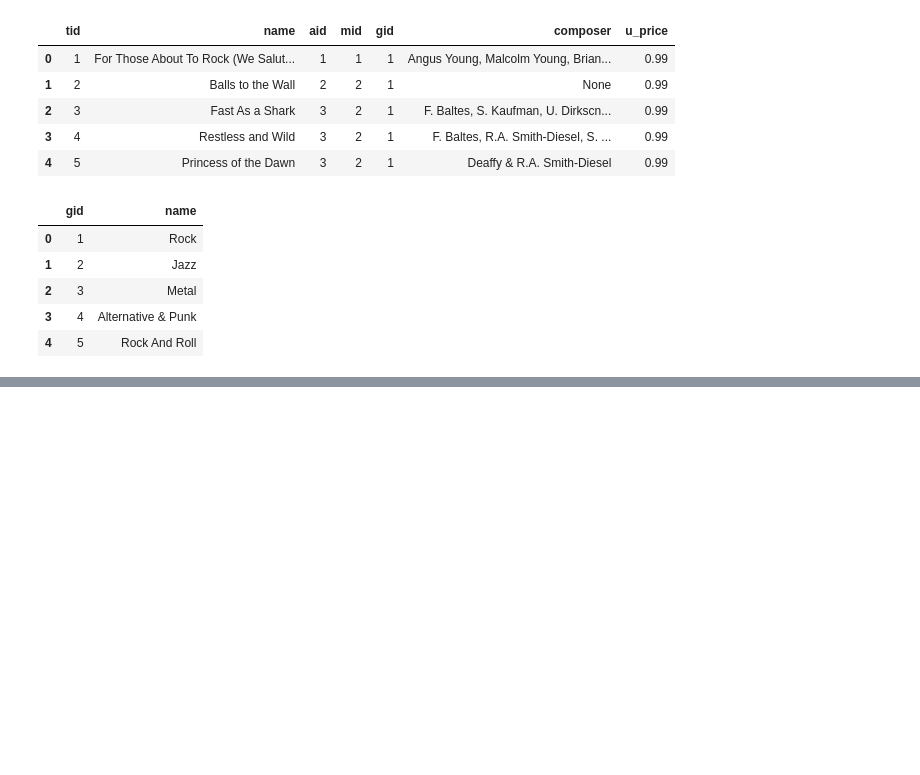
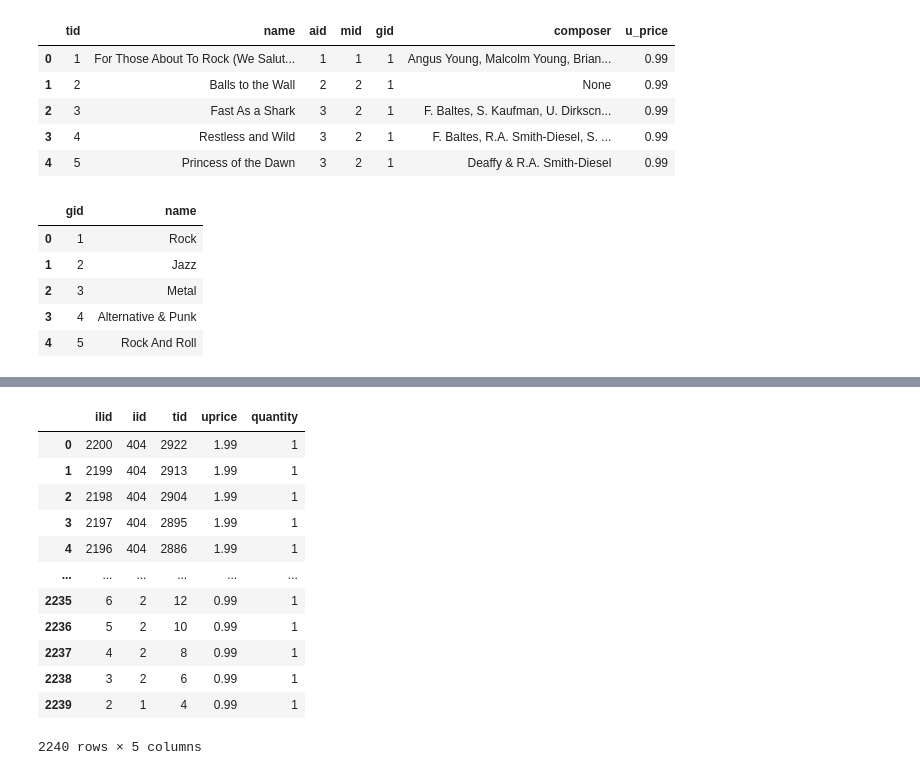
Before and after one commit to jhlopesalves/data-science-notebooks, a Jupyter notebook: Python/data_manipulation/pandas/joining_data_with_pandas/joining_data_pandas.ipynb, the cells around one changed output, grey strips where cells are left out. Saved outputs shown, nothing was run; the diff lists cells and outputs as text; code cells hidden in the pictures; blank space fills up the shorter version.

```diff
--- a/Python/data_manipulation/pandas/joining_data_with_pandas/joining_data_pandas.ipynb
+++ b/Python/data_manipulation/pandas/joining_data_with_pandas/joining_data_pandas.ipynb
@@ -1930,0 +2107,37 @@ top_genres.head()
+# %%
+# Table top_invoices
+import sqlite3, pandas as pd
+
+with sqlite3.connect("data/chinook.db") as conn:
+    inv = pd.read_sql_query("""
+        SELECT InvoiceLineId  AS ilid,
+               InvoiceId      AS iid,
+               TrackId        AS tid,
+               UnitPrice      AS uprice,
+               Quantity       AS quantity
+        FROM   InvoiceLine
+        """, conn)
+
+# identify revenue per (invoice line)
+inv["revenue"] = inv["uprice"] * inv["quantity"]
+
+# choose an upper-tail cut-off – e.g. top 2 667 rows, mirroring DataCamp
+top_invoices = (inv.sort_values("revenue", ascending=False)
+                   .head(2667)
+                   .drop(columns="revenue")
+                   .reset_index(drop=True))
+top_invoices
+# %% [output]
+|  | ilid | iid | tid | uprice | quantity |
+| 0 | 2200 | 404 | 2922 | 1.99 | 1 |
+| 1 | 2199 | 404 | 2913 | 1.99 | 1 |
+| 2 | 2198 | 404 | 2904 | 1.99 | 1 |
+| 3 | 2197 | 404 | 2895 | 1.99 | 1 |
+| 4 | 2196 | 404 | 2886 | 1.99 | 1 |
+| ... | ... | ... | ... | ... | ... |
+| 2235 | 6 | 2 | 12 | 0.99 | 1 |
+| 2236 | 5 | 2 | 10 | 0.99 | 1 |
+| 2237 | 4 | 2 | 8 | 0.99 | 1 |
+| 2238 | 3 | 2 | 6 | 0.99 | 1 |
+| 2239 | 2 | 1 | 4 | 0.99 | 1 |
+2240 rows × 5 columns
```
Also changed, not shown: parts of 20 cells of this notebook, 3 other files.
